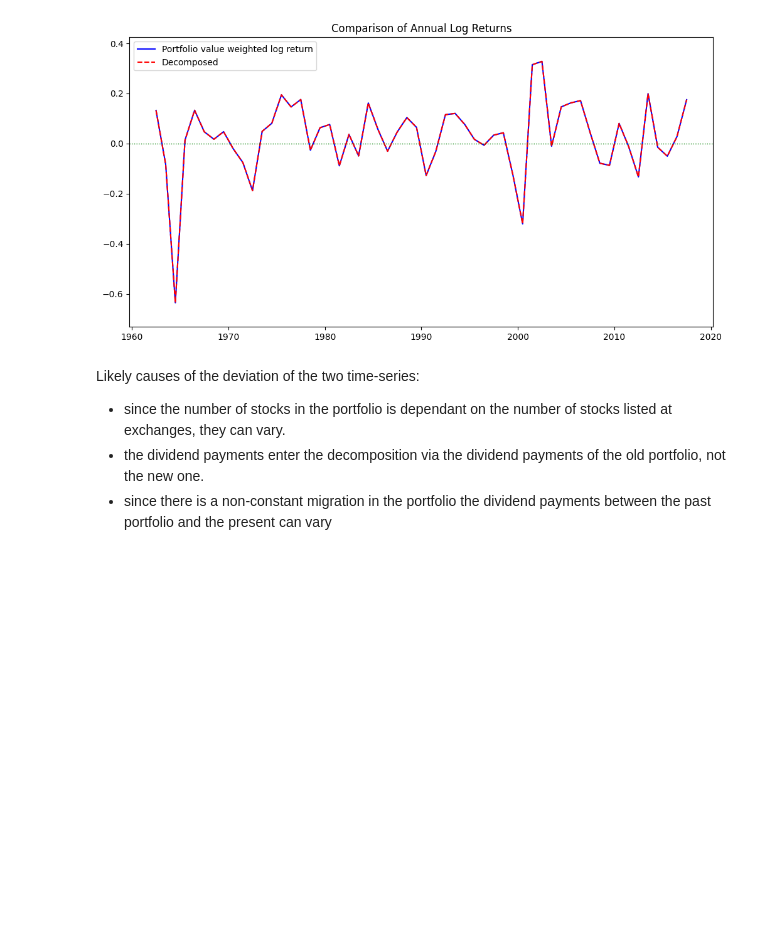
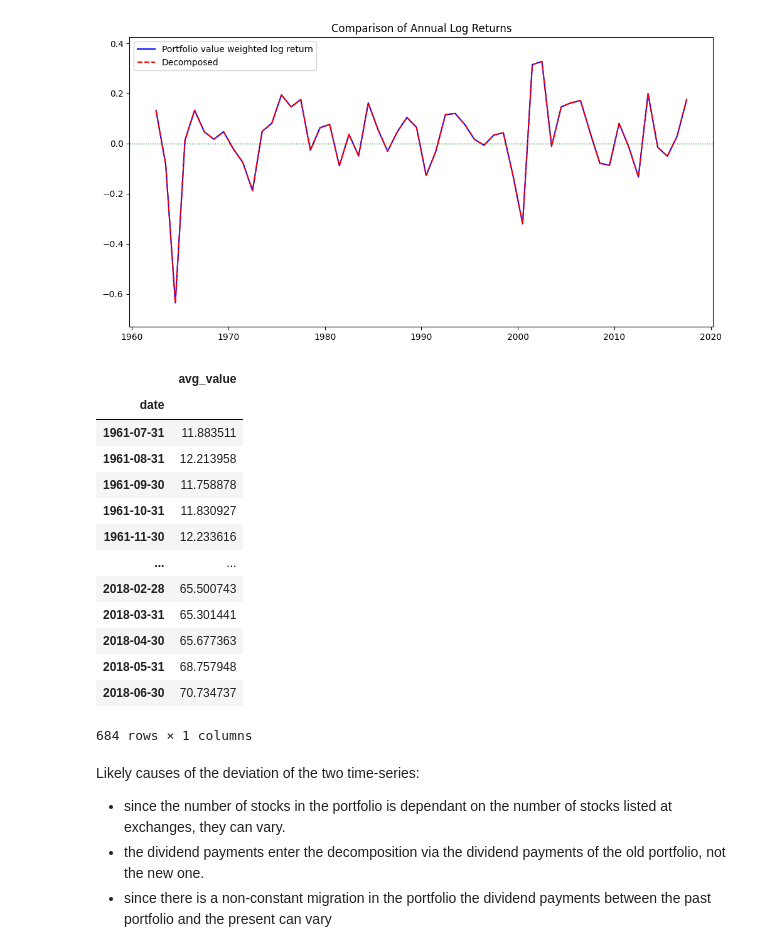
Before and after one commit to justusschenk/valueinvesting, a Jupyter notebook: Portfolio-composition.ipynb, the cells around one changed output. Cells and saved outputs as stored; diff of their text form; code cells hidden in the pictures; blank space fills up the shorter version.

```diff
--- a/Portfolio-composition.ipynb
+++ b/Portfolio-composition.ipynb
@@ -1624,6 +1918,23 @@ plt.title("Comparison of Annual Log Returns")
 plt.show()
 # %% [output]
 [figure]
+# %%
+df_price_short_monthly
+# %% [output]
+|  | avg_value |
+| date |  |
+| 1961-07-31 | 11.883511 |
+| 1961-08-31 | 12.213958 |
+| 1961-09-30 | 11.758878 |
+| 1961-10-31 | 11.830927 |
+| 1961-11-30 | 12.233616 |
+| ... | ... |
+| 2018-02-28 | 65.500743 |
+| 2018-03-31 | 65.301441 |
+| 2018-04-30 | 65.677363 |
+| 2018-05-31 | 68.757948 |
+| 2018-06-30 | 70.734737 |
+684 rows × 1 columns
 # %% [markdown]
 Likely causes of the deviation of the two time-series:
 - since the number of stocks in the portfolio is dependant on the number of stocks listed at exchanges, they can vary.
```
Also changed, not shown: parts of 7 cells of this notebook, 1 other file.
